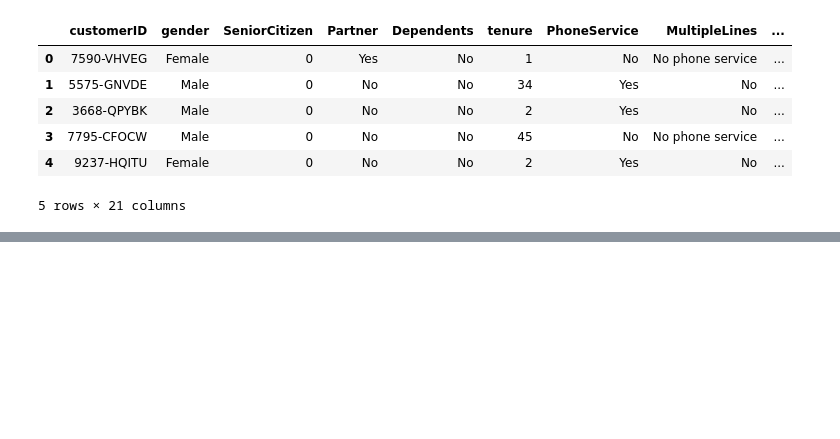
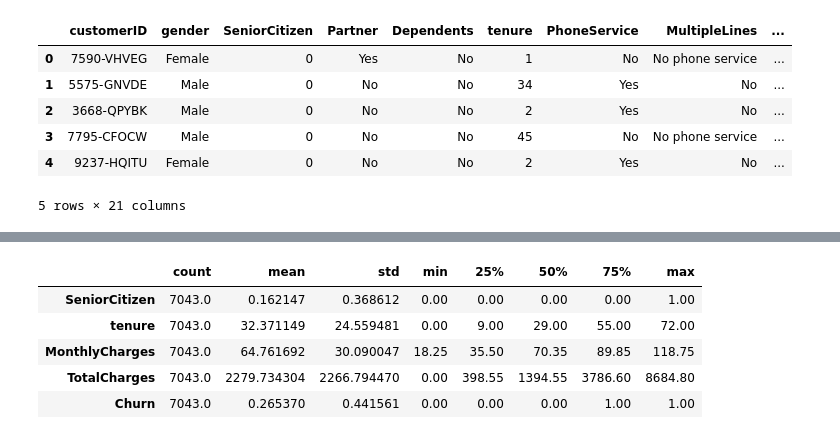
Before and after one commit to olusegunadelowo/Telco_Customer_Churn_Model, a Jupyter notebook: Telco_CustomerChurn_Prediction.ipynb, the cells around one changed output, grey strips where cells are left out. Drawn from its saved outputs; the diff is of its cells as text; code cells hidden in the pictures; blank space fills up the shorter version.

```diff
--- a/Telco_CustomerChurn_Prediction.ipynb
+++ b/Telco_CustomerChurn_Prediction.ipynb
@@ -25,0 +172,4 @@ churn_data.head()
+# %%
+#Dropping very high cardinality categorical feature
+churn_data= churn_data.drop(["customerID"], axis=1)
+churn_data.columns
@@ -25,0 +197,10 @@ churn_data.head()
+# %%
+#Decribe numeric features
+churn_data.describe().T
+# %% [output]
+|  | count | mean | std | min | 25% | 50% | 75% | max |
+| SeniorCitizen | 7043.0 | 0.162147 | 0.368612 | 0.00 | 0.00 | 0.00 | 0.00 | 1.00 |
+| tenure | 7043.0 | 32.371149 | 24.559481 | 0.00 | 9.00 | 29.00 | 55.00 | 72.00 |
+| MonthlyCharges | 7043.0 | 64.761692 | 30.090047 | 18.25 | 35.50 | 70.35 | 89.85 | 118.75 |
+| TotalCharges | 7043.0 | 2279.734304 | 2266.794470 | 0.00 | 398.55 | 1394.55 | 3786.60 | 8684.80 |
+| Churn | 7043.0 | 0.265370 | 0.441561 | 0.00 | 0.00 | 0.00 | 1.00 | 1.00 |
```
Also changed, not shown: parts of 52 cells of this notebook.
